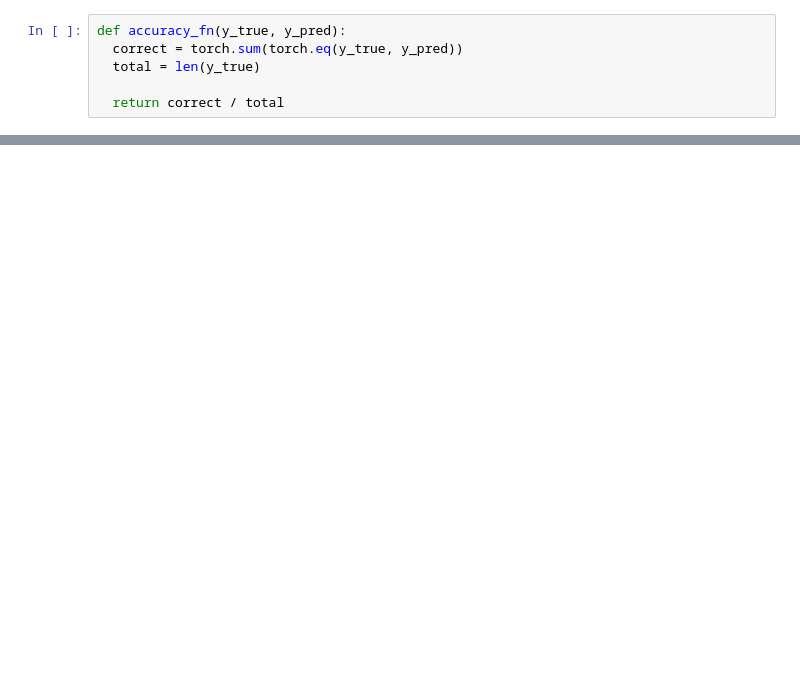
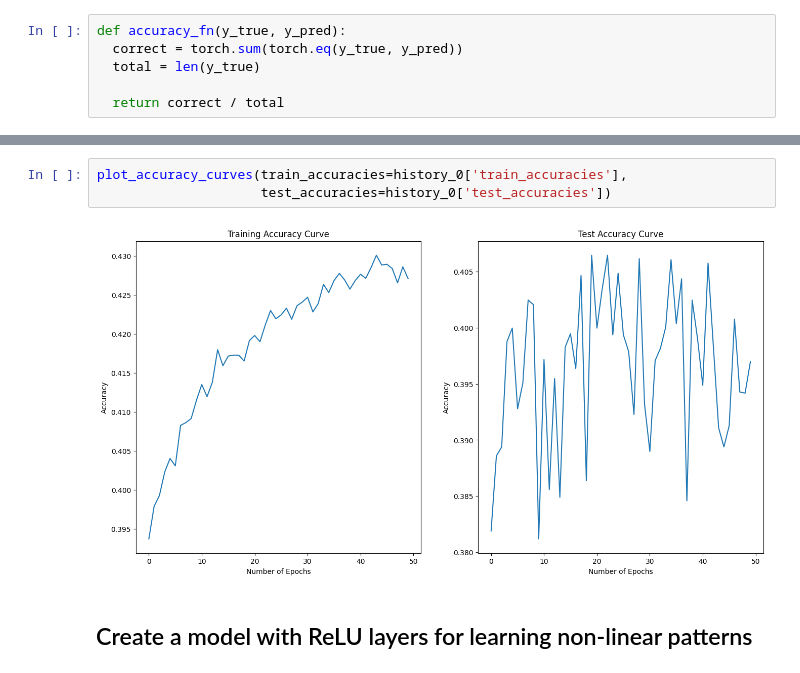
Before and after one commit to bhargav-borah/CIFAR10ImageClassification, a Jupyter notebook: cifar10_image_classification.ipynb, the cells around one changed output, grey strips where cells are left out. Drawn from its saved outputs; the diff is of its cells as text; blank space fills up the shorter version.

```diff
--- a/cifar10_image_classification.ipynb
+++ b/cifar10_image_classification.ipynb
@@ -562,0 +417,7 @@ The model is not learning at all, I need to introduce convolutional blocks for i
+# %%
+plot_accuracy_curves(train_accuracies=history_0['train_accuracies'],
+                     test_accuracies=history_0['test_accuracies'])
+# %% [output]
+[figure, added]
+# %% [markdown]
+## Create a model with ReLU layers for learning non-linear patterns
```
Also changed, not shown: parts of 69 cells of this notebook.
